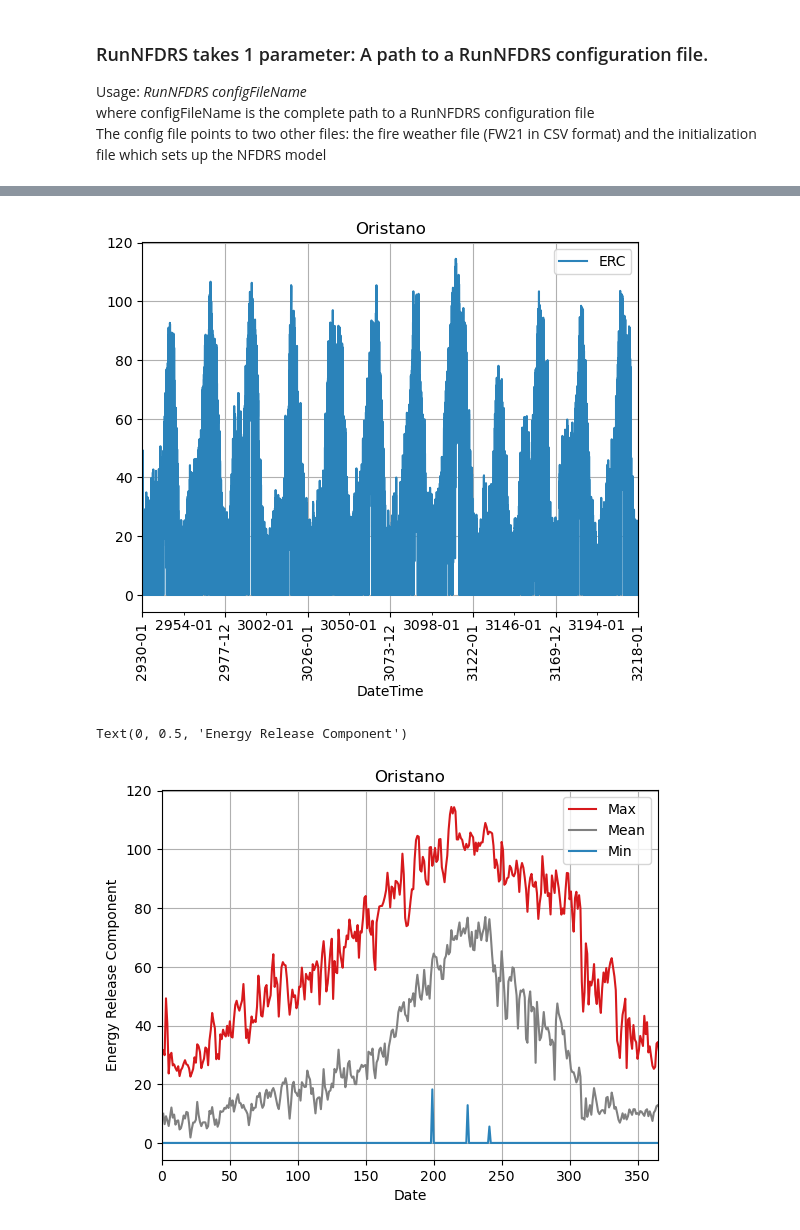
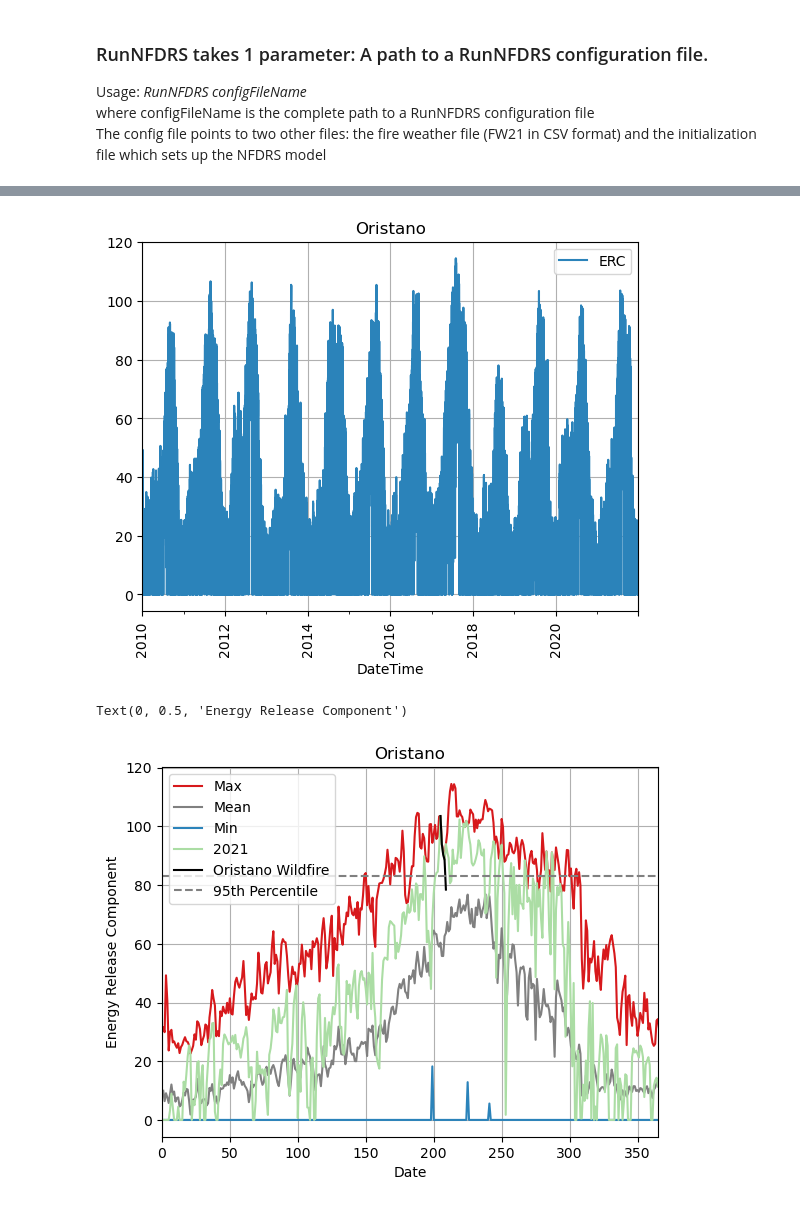
Before and after one commit to wmjolly/nfdrsv4_cli_example, a Jupyter notebook: RunNFDRSExample.ipynb, the cells around one changed output, grey strips where cells are left out. Drawn from its saved outputs; the diff is of its cells as text; code cells hidden in the pictures.

```diff
--- a/RunNFDRSExample.ipynb
+++ b/RunNFDRSExample.ipynb
@@ -35,10 +41,7 @@ dat.set_index(dat.DateTime,inplace=True)
 # %%
 f,ax = plt.subplots()
 dat.ERC.plot(ax=ax,title=siteName,color=col5,legend=True,label="ERC")
 plt.grid()
-# use formatters to specify major and minor ticks
-ax.xaxis.set_major_formatter(mdates.DateFormatter("%Y-%m"))
-ax.xaxis.set_minor_formatter(mdates.DateFormatter("%Y-%m"))
 _ = plt.xticks(rotation=90)
 # %% [output]
-[figure, old version]
+[figure, new version]
@@ -46,14 +56,20 @@ _ = plt.xticks(rotation=90)
 Variable = "ERC"
 VariableLabel = "Energy Release Component"
 # Plot the historical daily min, mean and max Energy Release Component
+p95 = dat[Variable].quantile(0.95)
 f,ax = plt.subplots()
 dat[Variable].groupby(dat.DateTime.dt.dayofyear).max().plot(ax=ax,title=siteName,color=col1,legend=True,label="Max")
 dat[Variable].groupby(dat.DateTime.dt.dayofyear).mean().plot(ax=ax,title=siteName,color='grey',legend=True,label='Mean')
 dat[Variable].groupby(dat.DateTime.dt.dayofyear).min().plot(ax=ax,title=siteName,color=col5,legend=True,label="Min")
+dat_2021[Variable].groupby(dat_2021.DateTime.dt.dayofyear).max().plot(ax=ax,title=siteName,color=col4,legend=True,label="2021")
+
+dat_2021_event[Variable].groupby(dat_2021.DateTime.dt.dayofyear).max().plot(ax=ax,title=siteName,color="black",legend=True,label="Oristano Wildfire")
+plt.axhline(y=p95, color='grey', linestyle='--',label="95th Percentile")
+plt.legend()
 plt.grid()
 ax.set_xlim(0,365)
 ax.set_xlabel("Date")
 ax.set_ylabel(VariableLabel)
 # %% [output]
 Text(0, 0.5, 'Energy Release Component')
-[figure, old version]
+[figure, new version]
```
Also changed, not shown: parts of 4 cells of this notebook.
